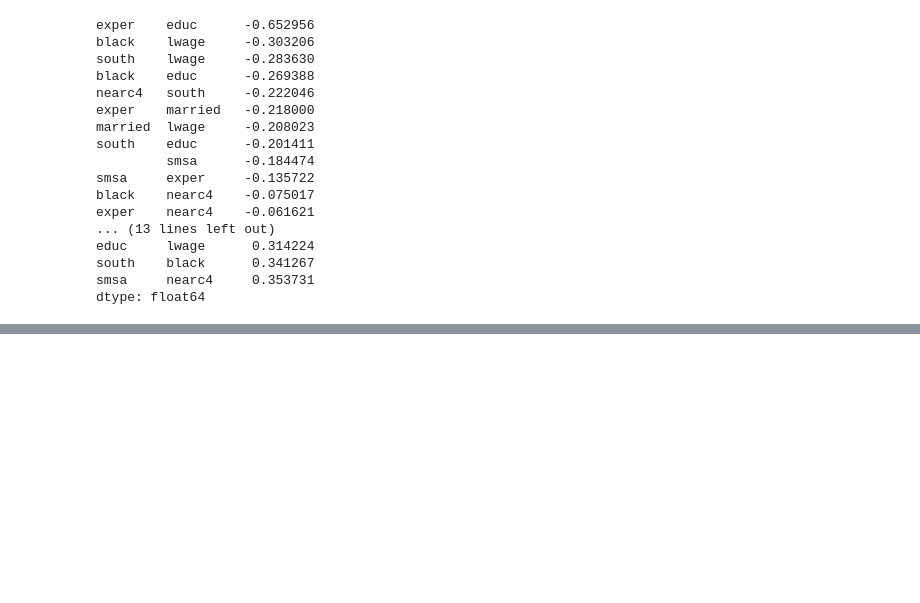
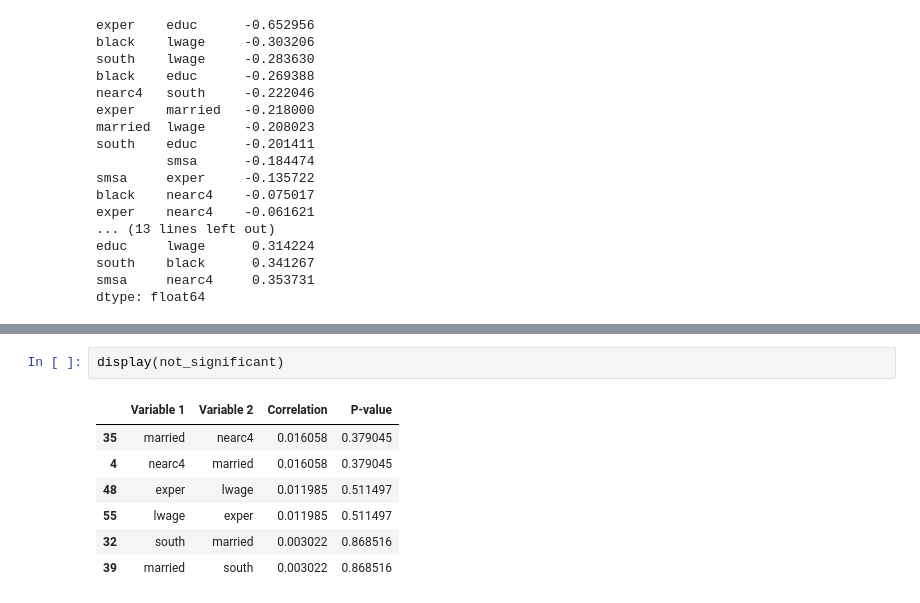
Before and after one commit to FemkeBakker/ProjectCausalDataScience, a Jupyter notebook: EDA.ipynb, the cells around one changed output, grey strips where cells are left out. Drawn from its saved outputs; the diff is of its cells as text; blank space fills up the shorter version.

```diff
--- a/EDA.ipynb
+++ b/EDA.ipynb
@@ -175,0 +263,10 @@ dtype: float64
+# %%
+display(not_significant)
+# %% [output]
+|  | Variable 1 | Variable 2 | Correlation | P-value |
+| 35 | married | nearc4 | 0.016058 | 0.379045 |
+| 4 | nearc4 | married | 0.016058 | 0.379045 |
+| 48 | exper | lwage | 0.011985 | 0.511497 |
+| 55 | lwage | exper | 0.011985 | 0.511497 |
+| 32 | south | married | 0.003022 | 0.868516 |
+| 39 | married | south | 0.003022 | 0.868516 |
```
Also changed, not shown: parts of 5 cells of this notebook.
